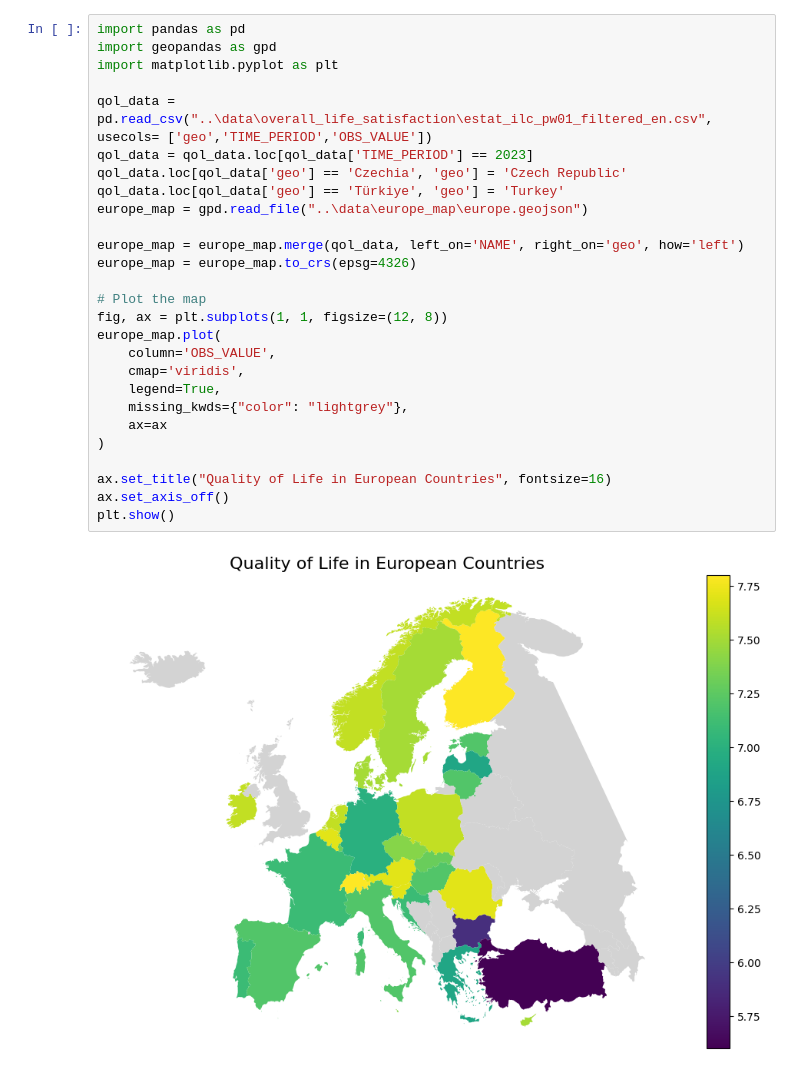
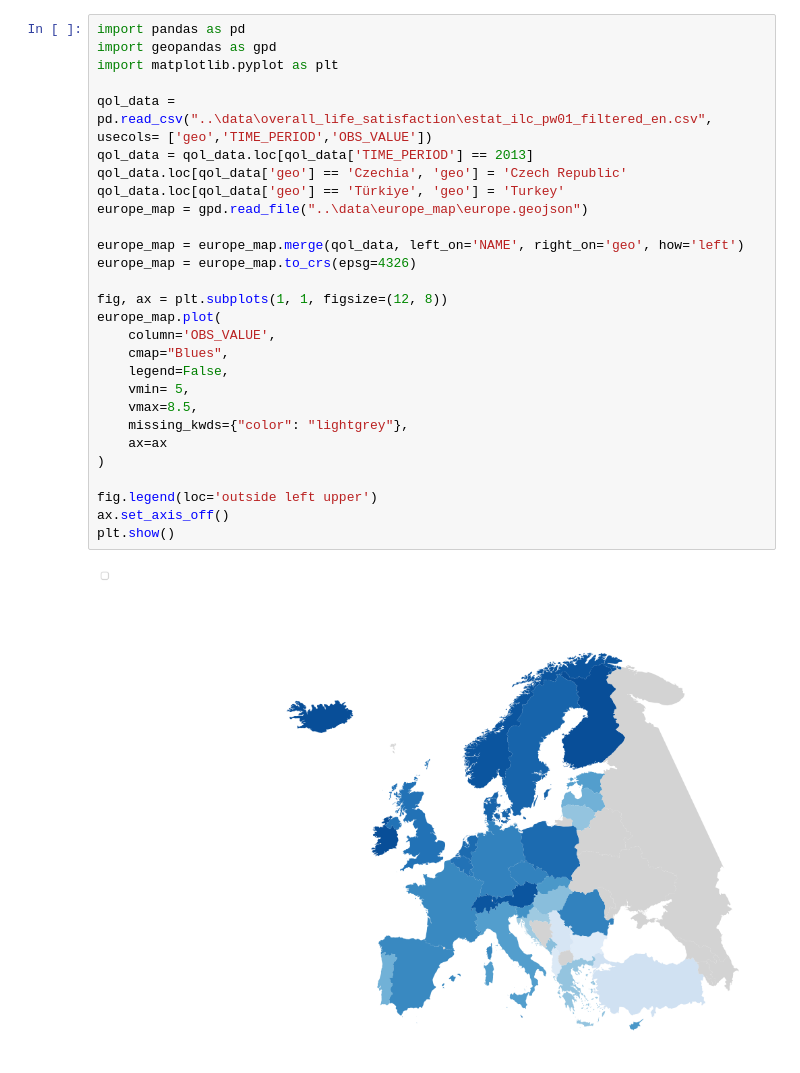
Before and after one commit to GioooTDM/Visualizzazione-Scientifica, a Jupyter notebook: graphs/europe_map.ipynb, the cells around one changed output. Drawn from its saved outputs; the diff is of its cells as text.

```diff
--- a/graphs/europe_map.ipynb
+++ b/graphs/europe_map.ipynb
@@ -1,29 +1,30 @@
 # %%
 import pandas as pd
 import geopandas as gpd
 import matplotlib.pyplot as plt
 
 qol_data = pd.read_csv("..\data\overall_life_satisfaction\estat_ilc_pw01_filtered_en.csv", usecols= ['geo','TIME_PERIOD','OBS_VALUE'])
-qol_data = qol_data.loc[qol_data['TIME_PERIOD'] == 2023]
+qol_data = qol_data.loc[qol_data['TIME_PERIOD'] == 2013]
 qol_data.loc[qol_data['geo'] == 'Czechia', 'geo'] = 'Czech Republic'
 qol_data.loc[qol_data['geo'] == 'Türkiye', 'geo'] = 'Turkey'
 europe_map = gpd.read_file("..\data\europe_map\europe.geojson")
 
 europe_map = europe_map.merge(qol_data, left_on='NAME', right_on='geo', how='left')
 europe_map = europe_map.to_crs(epsg=4326)
 
-# Plot the map
 fig, ax = plt.subplots(1, 1, figsize=(12, 8))
 europe_map.plot(
     column='OBS_VALUE',
-    cmap='viridis',
-    legend=True,
+    cmap="Blues",
+    legend=False,
+    vmin= 5,
+    vmax=8.5,
     missing_kwds={"color": "lightgrey"},
     ax=ax
 )
 
-ax.set_title("Quality of Life in European Countries", fontsize=16)
+fig.legend(loc='outside left upper')
 ax.set_axis_off()
 plt.show()
 # %% [output]
-[figure, old version]
+[figure, new version]
```
Also changed, not shown: 3 other files.
